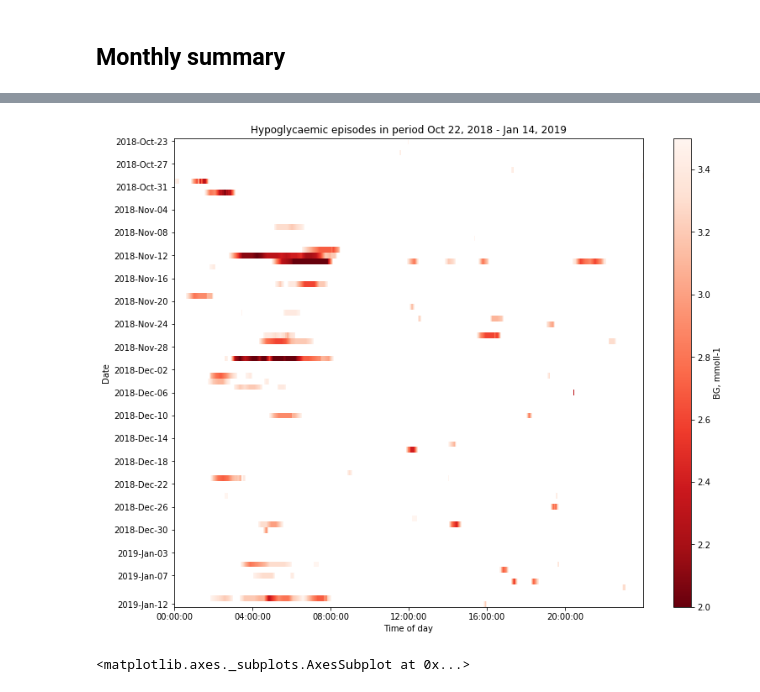
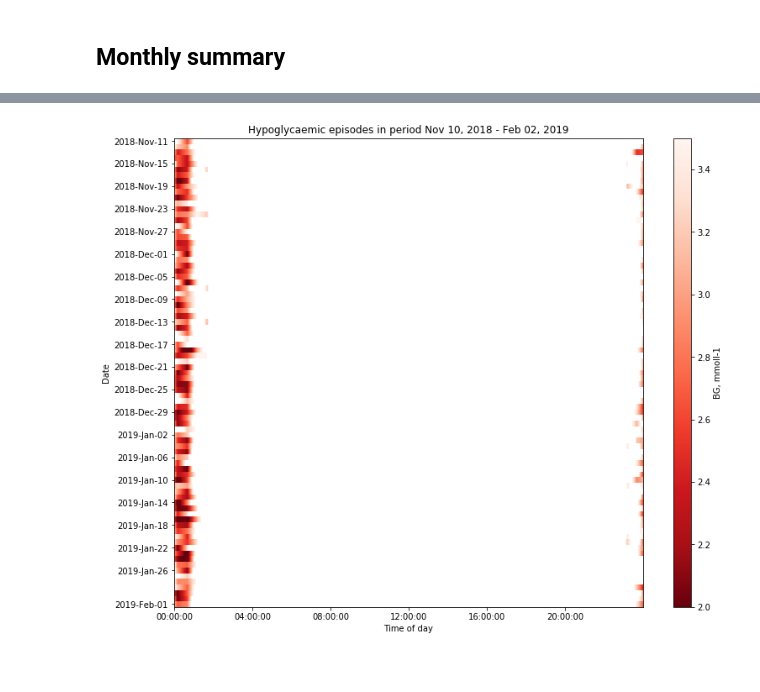
Before and after one commit to dougkelly88/blood-sugar-visualisation, a Jupyter notebook: BG visualisation.ipynb, the cells around one changed output, grey strips where cells are left out. Saved outputs shown, nothing was run; the diff lists cells and outputs as text; code cells hidden in the pictures.

Commit message:
Add simulated data for use without real BG monitoring data from Glimp.

```diff
--- a/BG visualisation.ipynb
+++ b/BG visualisation.ipynb
@@ -15,18 +15,34 @@ plt.rcParams['figure.figsize'] = [10, 10]
 # %% [markdown]
 ## Data import and munging
 # %%
-# real data
-df = pd.read_csv('C:\\Users\\Doug\\Dropbox\\Apps\\Glimp\\GlicemiaMisurazioni.csv.gz',
-                compression='gzip',
-                header=None,
-                sep=';',
-                encoding='utf-16-le',
-                usecols=[1,4,5],
-                names=['datetime', 'uncalibrated_reading', 'calibrated_reading'])
+# sim data
+dts = np.array([(datetime.datetime.now()-datetime.timedelta(minutes=30*x)) for x in range(4*30*24*2)]);
 
-df['datetime'] = pd.to_datetime(df['datetime'], format='%d/%m/%Y %H.%M.%S')
+bg_max = 15 * 18.0;
+bg_min = 2.5 * 18.0;
+calibrated_readings_flat = np.array([bg_max/2 + bg_min/2 for dt in dts]);
+calibrated_readings_daily_hypo = abs(np.array([2.5*18.0 if dt.hour==(datetime.datetime.now() - datetime.timedelta(hours=1)).hour
+                                  else (bg_max/2 + bg_min/2) for dt in dts]) + np.random.normal(loc=0, scale=9.0, size=len(dts)))
+calibrated_readings_sine = abs(bg_min + (bg_max - bg_min) * abs(np.sin(np.array([2* math.pi *dt.hour/48 for dt in dts]))) + np.random.normal(loc=0, scale=9.0, size=len(dts)));
+
+df = pd.DataFrame();
+df['datetime'] = dts;
+df['datetime'] = pd.to_datetime(df['datetime'])
+df['datetime'] = df['datetime']
+df['calibrated_reading'] = calibrated_readings_sine;
+df.set_index(df['datetime'], inplace=True);
+
+# # real data
+# df = pd.read_csv('C:\\Users\\Doug\\Dropbox\\Apps\\Glimp\\GlicemiaMisurazioni.csv.gz',
+#                 compression='gzip',
+#                 header=None,
+#                 sep=';',
+#                 encoding='utf-16-le',
+#                 usecols=[1,4,5],
+#                 names=['datetime', 'uncalibrated_reading', 'calibrated_reading'])
+
+df['datetime'] = pd.to_datetime(df['datetime'], format='%d/%m/%Y %H.%M.%S').dt.round('1s');
 df['time'] = df['datetime'].dt.time
 df['date'] = df['datetime'].dt.date
 df['BG, mmoll-1'] = (df['calibrated_reading']/18.0).round(1)
 df.set_index(df['datetime'], inplace=True)
-df.head()
@@ -83,5 +168,5 @@ time_band_targetses.append(TimeBandTargets(time_band_name='Pre-dinner',
                                            target_bg=(3.5, 8.0)))
 
 enddate = datetime.date.today()
-startdate = datetime.date.today() - datetime.timedelta(days=28*3)
+startdate = datetime.date.today() - datetime.timedelta(days=28*1)
 output = bg.percentageTimeInTarget(df, startdate, enddate, time_band_targetses);
@@ -88,7 +229,6 @@ output = bg.percentageTimeInTarget(df, startdate, enddate, time_band_targetses);
 # %%
 enddate = datetime.date.today()
 startdate = datetime.date.today() - datetime.timedelta(days=28*3)
-bg.plot_hypos(df, startdate, enddate)
+%prun plot_hypos(df, startdate, enddate)
 # %% [output]
-[figure, old version]
+[figure, new version]
-<matplotlib.axes._subplots.AxesSubplot at 0x...>
```
Also changed, not shown: parts of 9 cells of this notebook, 2 other files.
